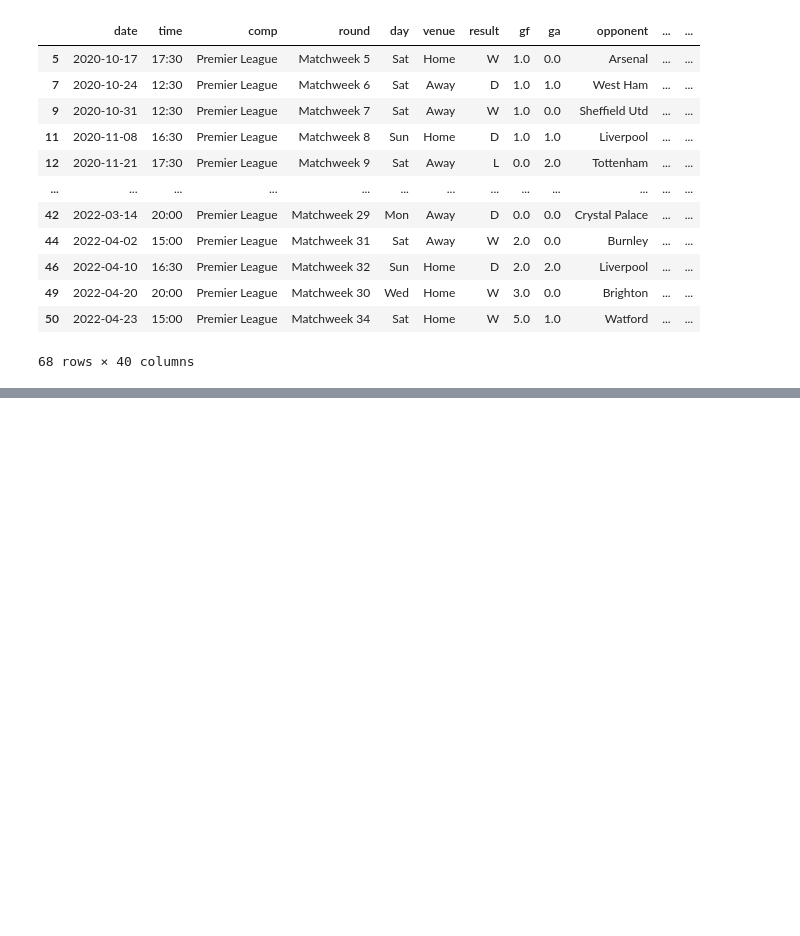
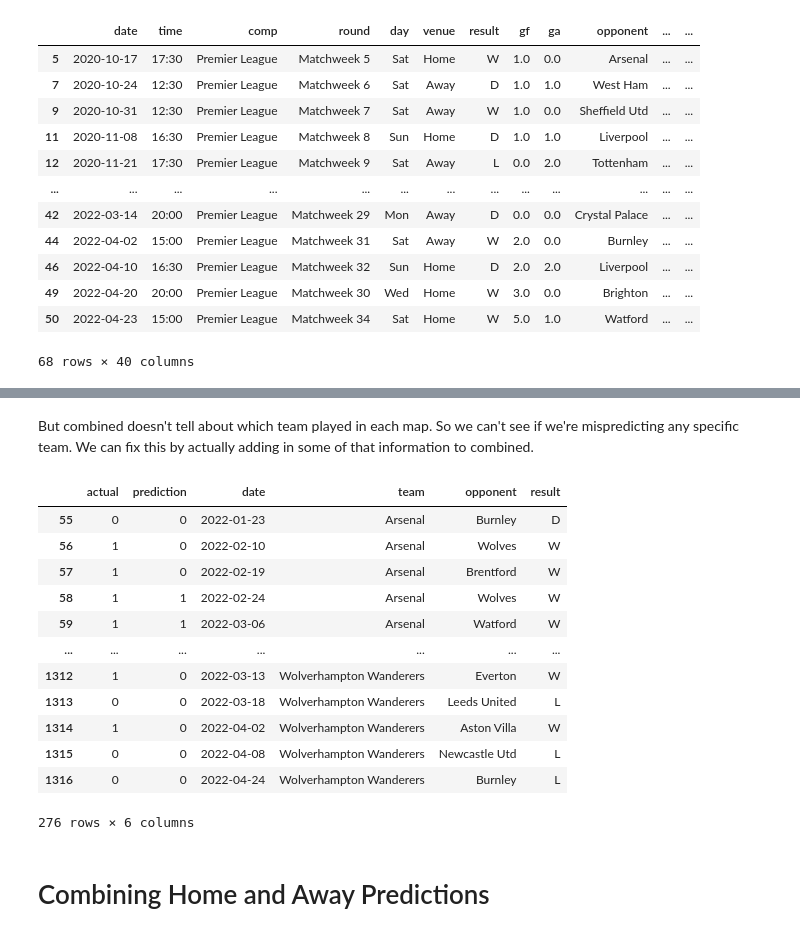
Before and after one commit to Kalani-Siriwardhana/Predict-Football-match-winners-with-Machine-Learning-and-Python, a Jupyter notebook: Match.ipynb, the cells around one changed output, grey strips where cells are left out. Cells and saved outputs as stored; diff of their text form; code cells hidden in the pictures; blank space fills up the shorter version.

```diff
--- a/Match.ipynb
+++ b/Match.ipynb
@@ -546,0 +617,27 @@ macth_rolling
+# %%
+def make_predictions(data,predictors):
+
+    # create a subset of match dataframe for training data
+    train = data[data['date'] < '2022-01-01']
+
+    # create a subset of match dataset for test data
+    test = data [data['date'] > '2022- 01-01 ']
+
+    # fit random forest model
+    # we will fit it using train predictors
+    # we will try to predict our target
+    rf.fit(train[predictors],train["target"])
+
+    # Generate predictions
+    preds = rf.predict(test[predictors])
+
+    # create a dataframe to combine our actual values and predicted values
+    combined = pd.DataFrame(dict(actual = test ["target"],prediction= preds),index = test.index)
+
+    # pass actual values and prediction values
+    precision = precision_score(test["target"], preds)
+
+    return combined,precision
+# %%
+# call the function
+combined, precision = make_predictions(match_rolling,predictors+new_cols)
@@ -546,0 +669,24 @@ macth_rolling
+# %% [markdown]
+But combined doesn't tell about which team played in each map. So we can't see if we're mispredicting any specific team. We can fix this by actually adding in some of that information to combined.
+# %%
+# Merge a few specific columns from match_rolling dataframe to the combined dataframe
+# here we will merge based on the index
+combined = combined.merge(match_rolling[["date","team","opponent","result"]], left_index = True,right_index=True)
+# %%
+combined
+# %% [output]
+|  | actual | prediction | date | team | opponent | result |
+| 55 | 0 | 0 | 2022-01-23 | Arsenal | Burnley | D |
+| 56 | 1 | 0 | 2022-02-10 | Arsenal | Wolves | W |
+| 57 | 1 | 0 | 2022-02-19 | Arsenal | Brentford | W |
+| 58 | 1 | 1 | 2022-02-24 | Arsenal | Wolves | W |
+| 59 | 1 | 1 | 2022-03-06 | Arsenal | Watford | W |
+| ... | ... | ... | ... | ... | ... | ... |
+| 1312 | 1 | 0 | 2022-03-13 | Wolverhampton Wanderers | Everton | W |
+| 1313 | 0 | 0 | 2022-03-18 | Wolverhampton Wanderers | Leeds United | L |
+| 1314 | 1 | 0 | 2022-04-02 | Wolverhampton Wanderers | Aston Villa | W |
+| 1315 | 0 | 0 | 2022-04-08 | Wolverhampton Wanderers | Newcastle Utd | L |
+| 1316 | 0 | 0 | 2022-04-24 | Wolverhampton Wanderers | Burnley | L |
+276 rows × 6 columns
+# %% [markdown]
+# Combining Home and Away Predictions
```
Also changed, not shown: parts of 23 cells of this notebook.
